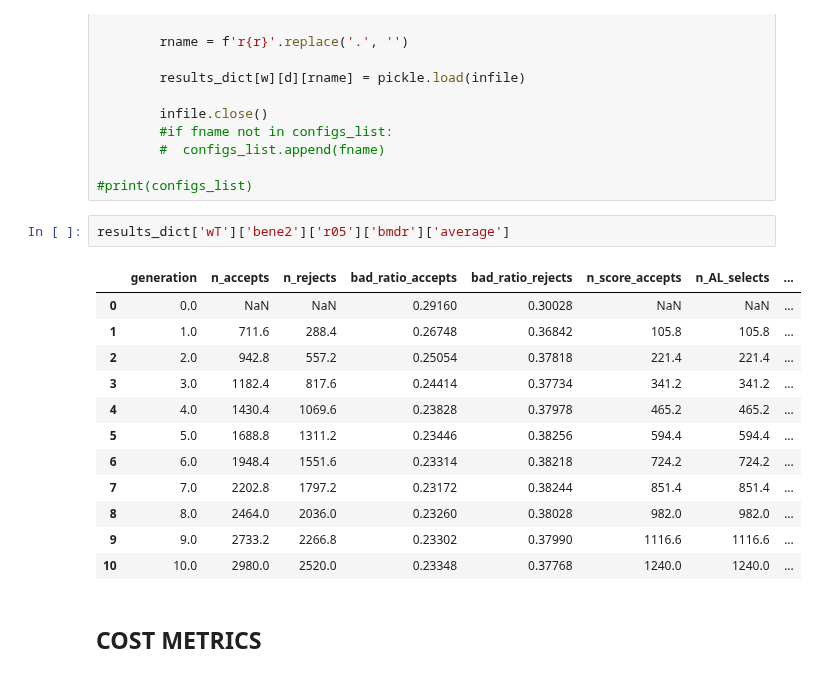
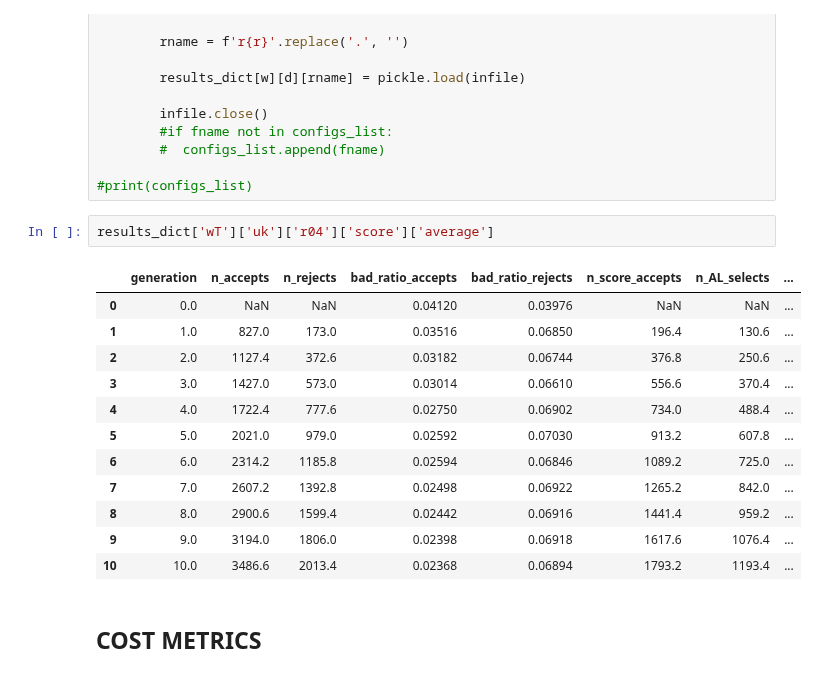
Before and after one commit to lukekolbe/Active-Learning-in-CreditScoring, a Jupyter notebook: result_processor.ipynb, the cells around one changed output. Saved outputs shown, nothing was run; the diff lists cells and outputs as text.

```diff
--- a/result_processor.ipynb
+++ b/result_processor.ipynb
@@ -400,20 +406,20 @@ for w in weights_list:
 
 #print(configs_list)
 # %%
-results_dict['wT']['bene2']['r05']['bmdr']['average']
+results_dict['wT']['uk']['r04']['score']['average']
 # %% [output]
 |  | generation | n_accepts | n_rejects | bad_ratio_accepts | bad_ratio_rejects | n_score_accepts | n_AL_selects | ... |
-| 0 | 0.0 | NaN | NaN | 0.29160 | 0.30028 | NaN | NaN | ... |
-| 1 | 1.0 | 711.6 | 288.4 | 0.26748 | 0.36842 | 105.8 | 105.8 | ... |
-| 2 | 2.0 | 942.8 | 557.2 | 0.25054 | 0.37818 | 221.4 | 221.4 | ... |
-| 3 | 3.0 | 1182.4 | 817.6 | 0.24414 | 0.37734 | 341.2 | 341.2 | ... |
-| 4 | 4.0 | 1430.4 | 1069.6 | 0.23828 | 0.37978 | 465.2 | 465.2 | ... |
-| 5 | 5.0 | 1688.8 | 1311.2 | 0.23446 | 0.38256 | 594.4 | 594.4 | ... |
-| 6 | 6.0 | 1948.4 | 1551.6 | 0.23314 | 0.38218 | 724.2 | 724.2 | ... |
-| 7 | 7.0 | 2202.8 | 1797.2 | 0.23172 | 0.38244 | 851.4 | 851.4 | ... |
-| 8 | 8.0 | 2464.0 | 2036.0 | 0.23260 | 0.38028 | 982.0 | 982.0 | ... |
-| 9 | 9.0 | 2733.2 | 2266.8 | 0.23302 | 0.37990 | 1116.6 | 1116.6 | ... |
-| 10 | 10.0 | 2980.0 | 2520.0 | 0.23348 | 0.37768 | 1240.0 | 1240.0 | ... |
+| 0 | 0.0 | NaN | NaN | 0.04120 | 0.03976 | NaN | NaN | ... |
+| 1 | 1.0 | 827.0 | 173.0 | 0.03516 | 0.06850 | 196.4 | 130.6 | ... |
+| 2 | 2.0 | 1127.4 | 372.6 | 0.03182 | 0.06744 | 376.8 | 250.6 | ... |
+| 3 | 3.0 | 1427.0 | 573.0 | 0.03014 | 0.06610 | 556.6 | 370.4 | ... |
+| 4 | 4.0 | 1722.4 | 777.6 | 0.02750 | 0.06902 | 734.0 | 488.4 | ... |
+| 5 | 5.0 | 2021.0 | 979.0 | 0.02592 | 0.07030 | 913.2 | 607.8 | ... |
+| 6 | 6.0 | 2314.2 | 1185.8 | 0.02594 | 0.06846 | 1089.2 | 725.0 | ... |
+| 7 | 7.0 | 2607.2 | 1392.8 | 0.02498 | 0.06922 | 1265.2 | 842.0 | ... |
+| 8 | 8.0 | 2900.6 | 1599.4 | 0.02442 | 0.06916 | 1441.4 | 959.2 | ... |
+| 9 | 9.0 | 3194.0 | 1806.0 | 0.02398 | 0.06918 | 1617.6 | 1076.4 | ... |
+| 10 | 10.0 | 3486.6 | 2013.4 | 0.02368 | 0.06894 | 1793.2 | 1193.4 | ... |
 # %% [markdown]
 ## COST METRICS
 # %%
```
Also changed, not shown: parts of 16 cells of this notebook.
